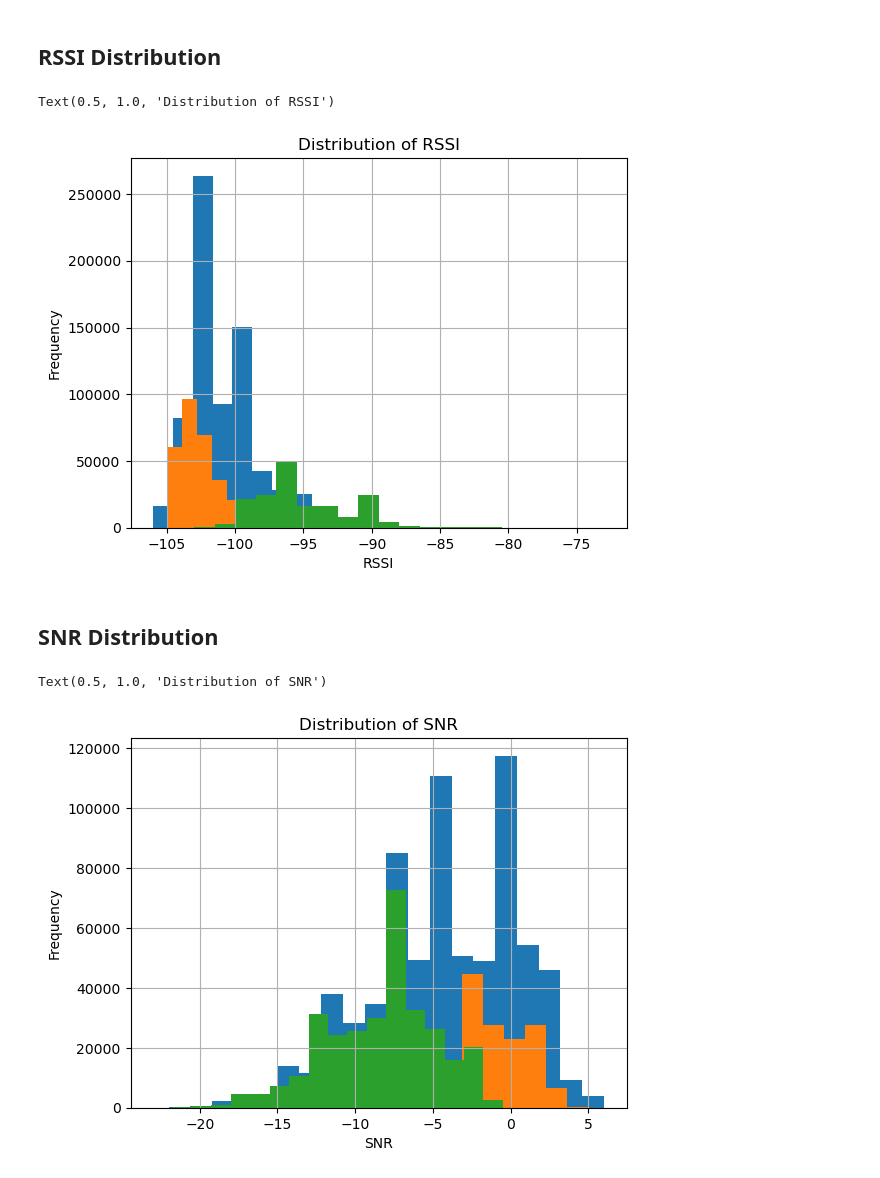
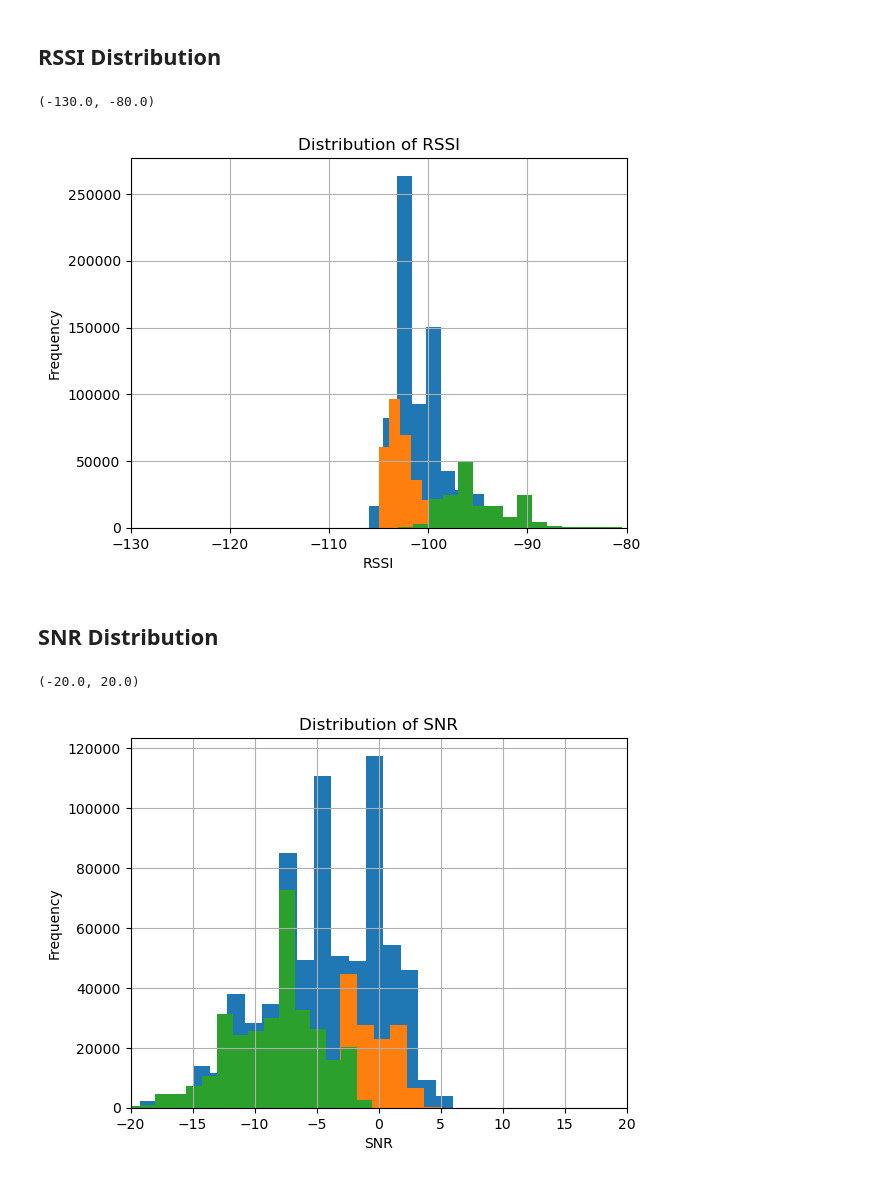
Before and after one commit to CampusIoT/datasets, a Jupyter notebook: TourPerret2G4/notebooks/RSSI + SNR distribution.ipynb, the cells around one changed output. Cells and saved outputs as stored; diff of their text form; code cells hidden in the pictures.

```diff
--- a/TourPerret2G4/notebooks/RSSI + SNR distribution.ipynb
+++ b/TourPerret2G4/notebooks/RSSI + SNR distribution.ipynb
@@ -22,9 +22,10 @@ df1['rssi'].hist(bins=20)
 plt.xlabel('RSSI')
 plt.ylabel('Frequency')
 plt.title('Distribution of RSSI')
+plt.xlim(-130, -80)
 # %% [output]
-Text(0.5, 1.0, 'Distribution of RSSI')
+(-130.0, -80.0)
-[figure, old version]
+[figure, new version]
 # %% [markdown]
 ## SNR Distribution
 # %%
@@ -35,13 +36,14 @@ df1 = pd.read_csv('../dataset-perret-multichan_gateway_1.csv')
 # %%
 # draw a histogram of the snr column
 df3['snr'].hist(bins=20)
 df1['snr'].hist(bins=20)
 df2['snr'].hist(bins=20)
 
 # add labels and title
 plt.xlabel('SNR')
 plt.ylabel('Frequency')
 plt.title('Distribution of SNR')
+plt.xlim(-20, 20)
 # %% [output]
-Text(0.5, 1.0, 'Distribution of SNR')
+(-20.0, 20.0)
-[figure, old version]
+[figure, new version]
```
